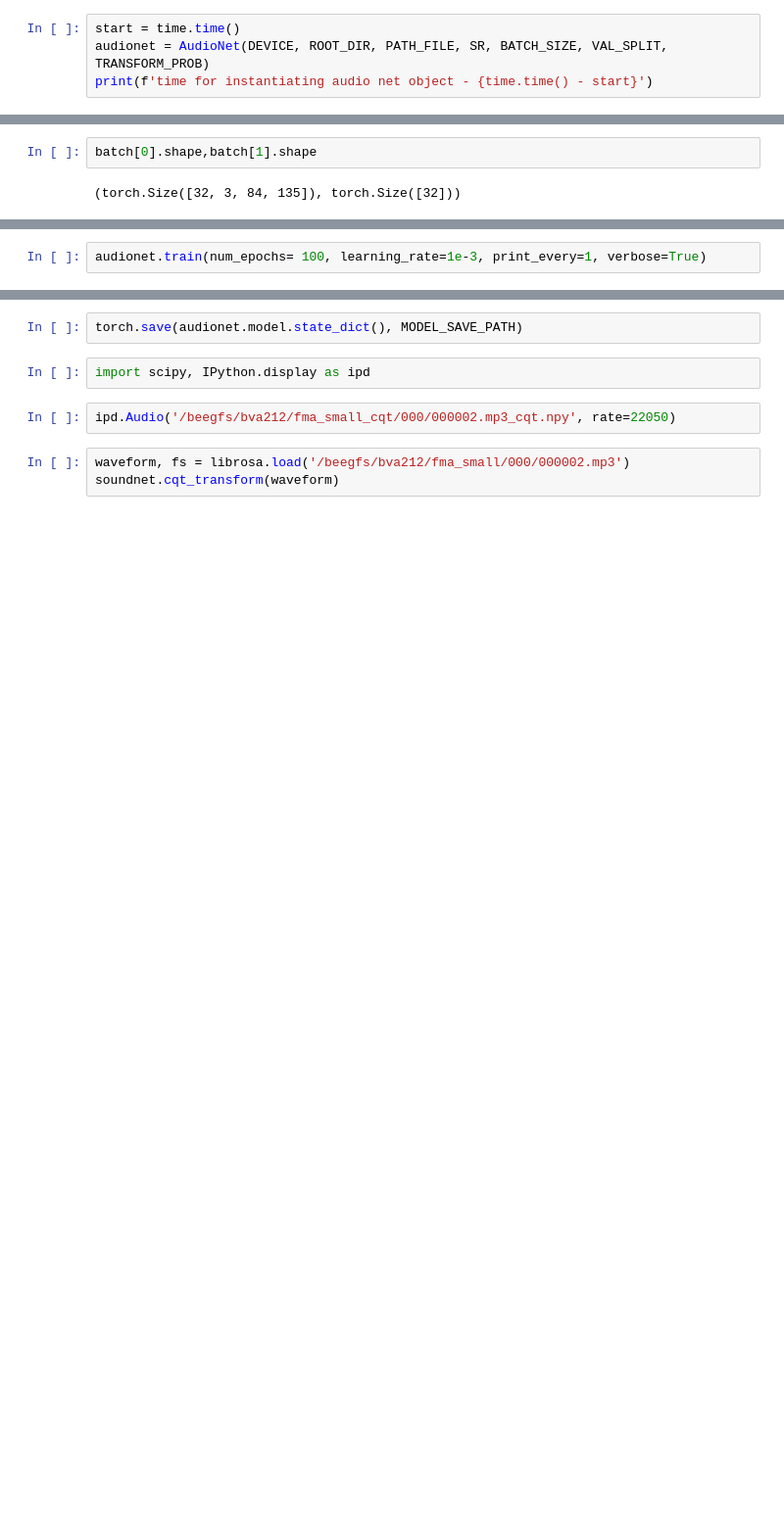
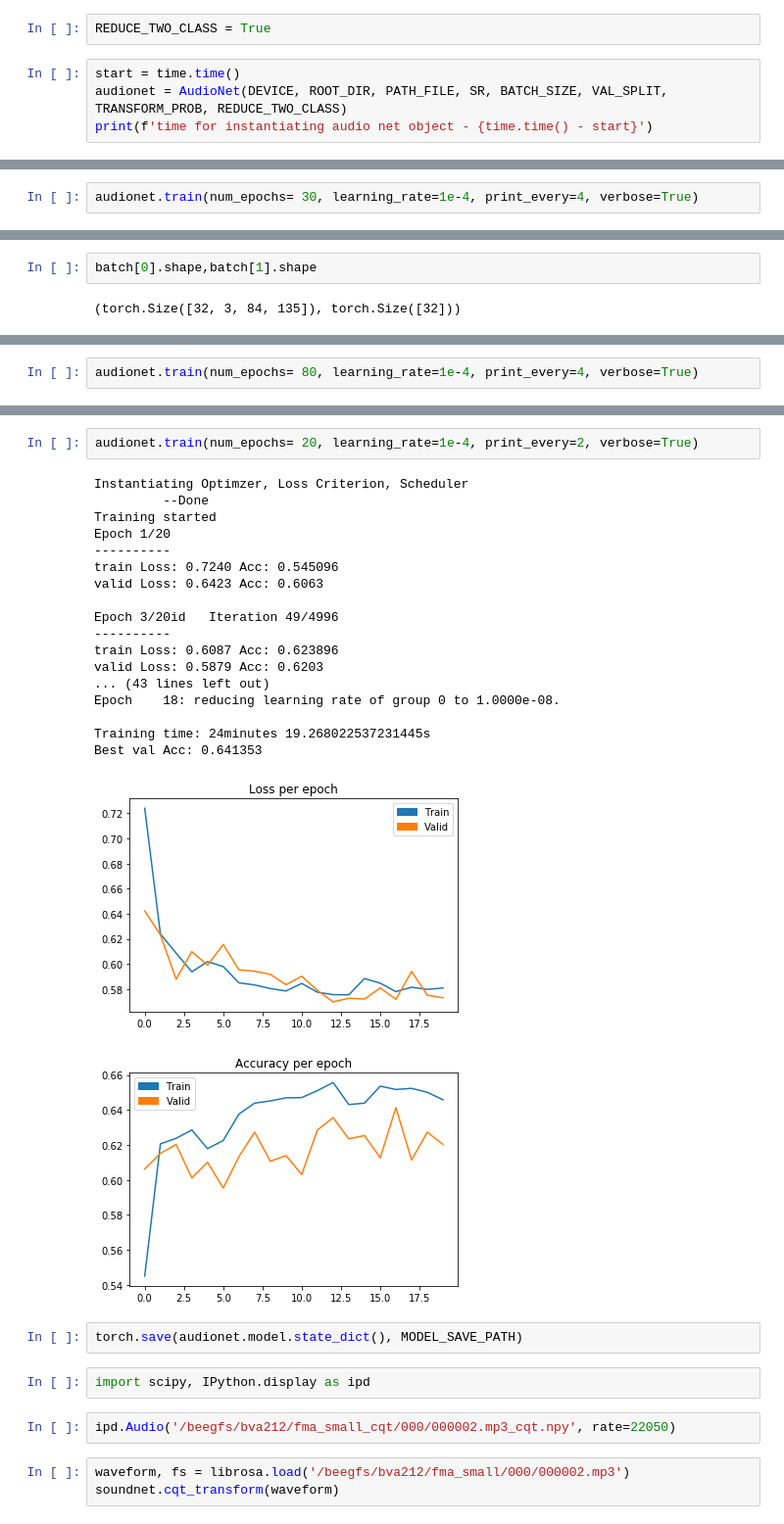
Before and after one commit to abvnithish/self_supervised_machine_listening, a Jupyter notebook: shreyas/jigsaw_audionet.ipynb, the cells around one changed output, grey strips where cells are left out. Shown at 98% size. Saved outputs shown, nothing was run; the diff lists cells and outputs as text; blank space fills up the shorter version.

```diff
--- a/shreyas/jigsaw_audionet.ipynb
+++ b/shreyas/jigsaw_audionet.ipynb
@@ -17,6 +20,8 @@ MODEL_SAVE_PATH = '/beegfs/sc6957/audionet_jigsaw_model.pth'
+# %%
+REDUCE_TWO_CLASS = True
 # %%
 start = time.time()
-audionet = AudioNet(DEVICE, ROOT_DIR, PATH_FILE, SR, BATCH_SIZE, VAL_SPLIT, TRANSFORM_PROB)
+audionet = AudioNet(DEVICE, ROOT_DIR, PATH_FILE, SR, BATCH_SIZE, VAL_SPLIT, TRANSFORM_PROB, REDUCE_TWO_CLASS)
 print(f'time for instantiating audio net object - {time.time() - start}')
 # %% [output]
 Getting Train & Validation Datasets
@@ -57,0 +63,2 @@ device(type='cuda', index=0)
+# %%
+audionet.train(num_epochs= 30, learning_rate=1e-4, print_every=4, verbose=True)
@@ -72,5 +87,5 @@ batch[0].shape,batch[1].shape
 # %%
-audionet.train(num_epochs= 100, learning_rate=1e-3, print_every=1, verbose=True)
+audionet.train(num_epochs= 80, learning_rate=1e-4, print_every=4, verbose=True)
 # %% [output]
 Instantiating Optimzer, Loss Criterion, Scheduler
          --Done
@@ -101,3 +108,25 @@ NotebookApp.rate_limit_window=3.0 (secs)
+# %%
+audionet.train(num_epochs= 20, learning_rate=1e-4, print_every=2, verbose=True)
+# %% [output]
+Instantiating Optimzer, Loss Criterion, Scheduler
+         --Done
+Training started
+Epoch 1/20
+----------
+train Loss: 0.7240 Acc: 0.545096
+valid Loss: 0.6423 Acc: 0.6063
+
+Epoch 3/20id   Iteration 49/4996
+----------
+train Loss: 0.6087 Acc: 0.623896
+valid Loss: 0.5879 Acc: 0.6203
+... (43 lines left out)
+Epoch    18: reducing learning rate of group 0 to 1.0000e-08.
+
+Training time: 24minutes 19.268022537231445s
+Best val Acc: 0.641353
+[figure, added]
+[figure, added]
 # %%
 torch.save(audionet.model.state_dict(), MODEL_SAVE_PATH)
 # %%
```
Also changed, not shown: parts of 12 cells of this notebook, 1 other file.
